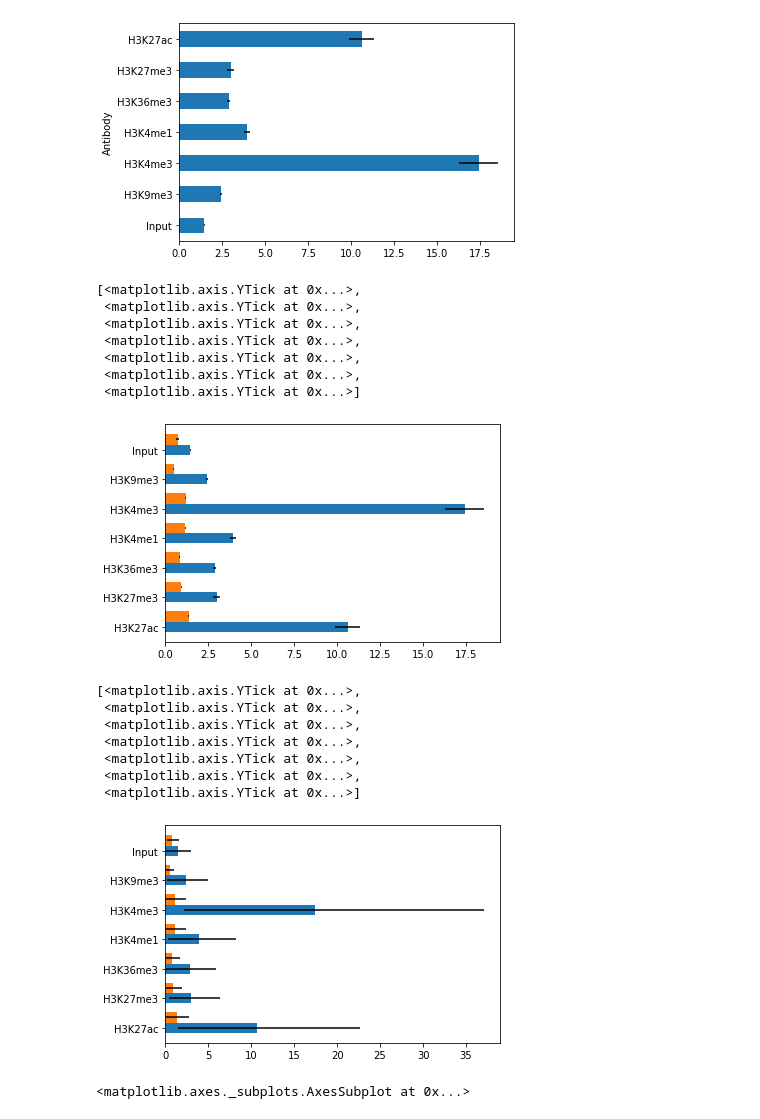
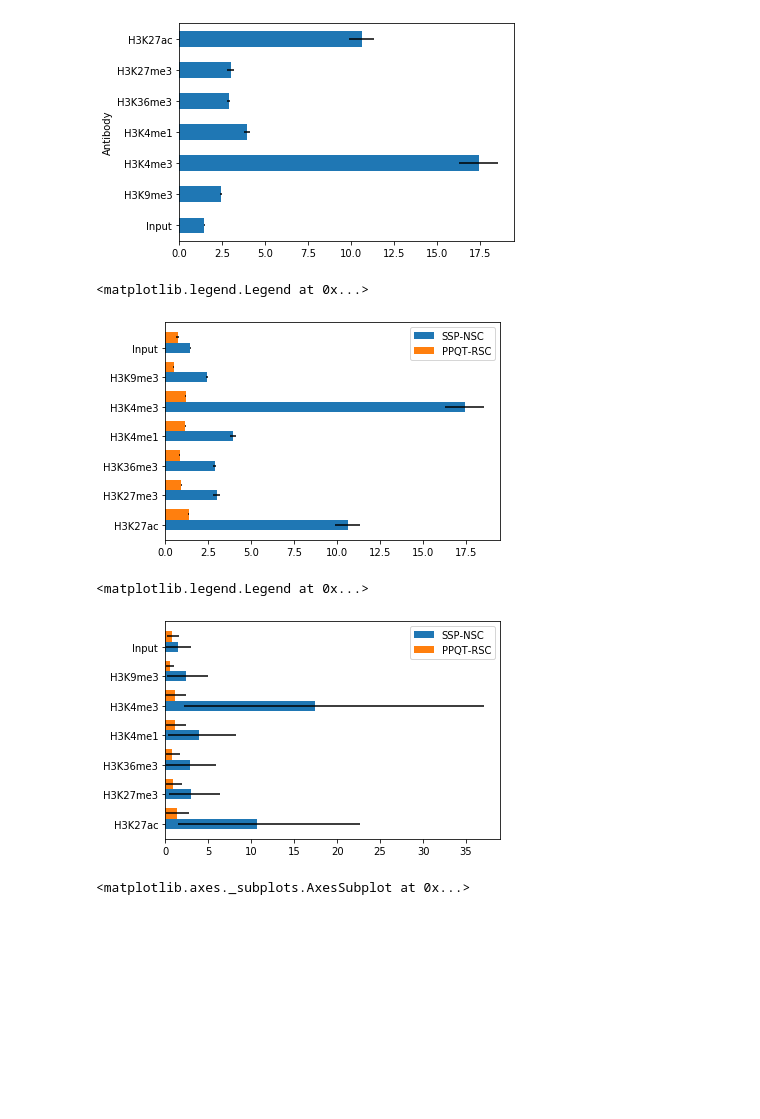
Before and after one commit to naokoyokota/rinkou_20201023, a Jupyter notebook: 201023_yokota_kadai.ipynb, the cells around one changed output. Cells and saved outputs as stored; diff of their text form; code cells hidden in the pictures; blank space fills up the shorter version.

```diff
--- a/201023_yokota_kadai.ipynb
+++ b/201023_yokota_kadai.ipynb
@@ -20,28 +20,23 @@ ax1.invert_yaxis()
 # %%
 group_rsc = grouped["PPQT-RSC"]
 sem1 = group_nsc.std()/np.sqrt(group_nsc.count())
-#N=len(grouped)
+N=len(grouped)
 fig, ax = plt.subplots()
 ind = np.arange(N)    # the x locations for the groups
 width = 0.35         # the width of the bars
 nsc_means=group_nsc.mean()
 ax.barh(ind, nsc_means, width, xerr=sem1, label='SSP-NSC')
 sem2 = group_rsc.std()/np.sqrt(group_rsc.count())
 rsc_means = group_rsc.mean()
 ax.barh(ind + width, rsc_means, width,xerr=sem2,
        label='PPQT-RSC')
 ylabels = ["H3K27ac", "H3K27me3", "H3K36me3", "H3K4me1", "H3K4me3", "H3K9me3", "Input"]
 ax.yaxis.set_ticklabels(ylabels)
 ax.yaxis.set_ticks([0,1,2,3,4,5,6])
+ax.legend()
 # %% [output]
-[<matplotlib.axis.YTick at 0x...>,
- <matplotlib.axis.YTick at 0x...>,
- <matplotlib.axis.YTick at 0x...>,
- <matplotlib.axis.YTick at 0x...>,
- <matplotlib.axis.YTick at 0x...>,
- <matplotlib.axis.YTick at 0x...>,
- <matplotlib.axis.YTick at 0x...>]
+<matplotlib.legend.Legend at 0x...>
-[figure, old version]
+[figure, new version]
 # %%
 # お題２；お題１で作った図について、エラーバーを標準誤差（SEM）から信頼区間（CI）に変更する。
 # %%
@@ -70,15 +65,10 @@ ax.barh(ind + width, rsc_means, width,xerr=ci_rsc,
 ylabels = ["H3K27ac", "H3K27me3", "H3K36me3", "H3K4me1", "H3K4me3", "H3K9me3", "Input"]
 ax.yaxis.set_ticklabels(ylabels)
 ax.yaxis.set_ticks([0,1,2,3,4,5,6])
+ax.legend()
 # %% [output]
-[<matplotlib.axis.YTick at 0x...>,
- <matplotlib.axis.YTick at 0x...>,
- <matplotlib.axis.YTick at 0x...>,
- <matplotlib.axis.YTick at 0x...>,
- <matplotlib.axis.YTick at 0x...>,
- <matplotlib.axis.YTick at 0x...>,
- <matplotlib.axis.YTick at 0x...>]
+<matplotlib.legend.Legend at 0x...>
-[figure, old version]
+[figure, new version]
 # %%
 # お題３：logスケールboxplotで外れ値を非表示にするオプションを調べる。
 #plt.boxplot(x, sym="")->#sym=""で外れ値を表示しない
```
Also changed, not shown: parts of 2 cells of this notebook.
